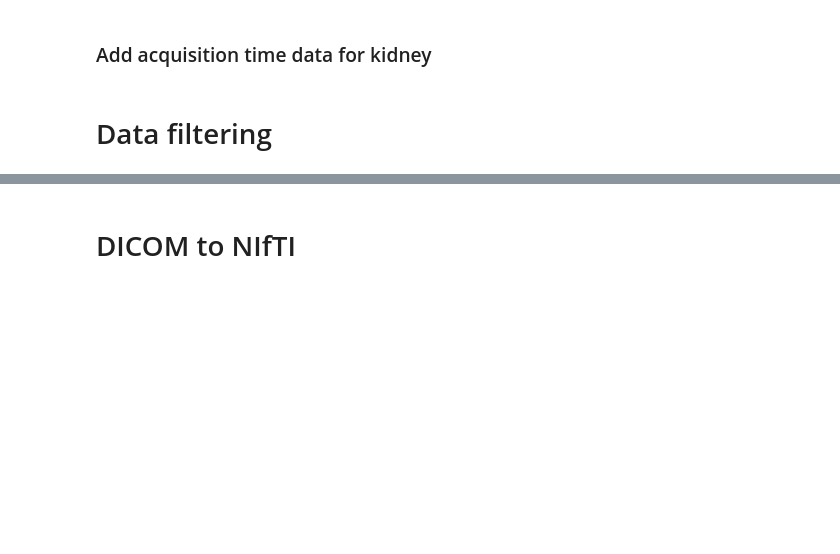
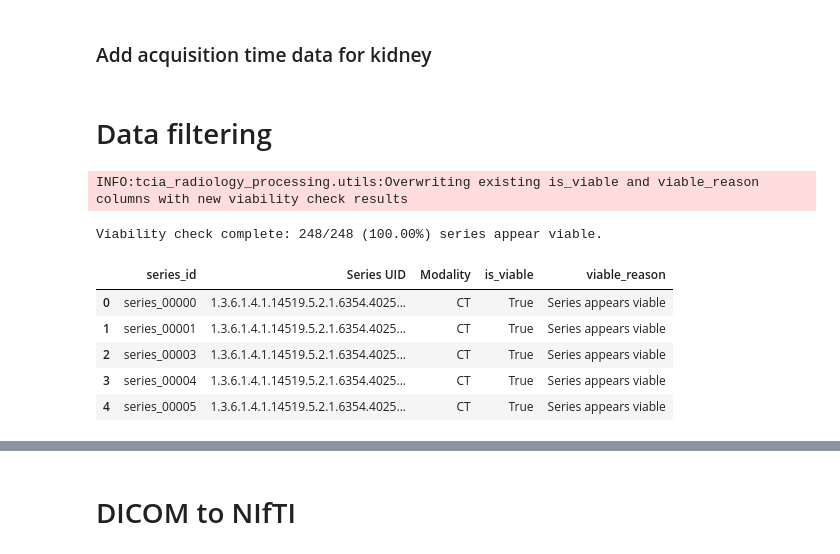
Before and after one commit to pachterlab/tcia-radiology-processing, a Jupyter notebook: notebooks/tcia_ct_processing_protocol.ipynb, the cells around one changed output, grey strips where cells are left out. Cells and saved outputs as stored; diff of their text form; code cells hidden in the pictures; blank space fills up the shorter version.

```diff
--- a/notebooks/tcia_ct_processing_protocol.ipynb
+++ b/notebooks/tcia_ct_processing_protocol.ipynb
@@ -40,12 +42,12 @@ base_directory = os.path.dirname(os.path.abspath(""))
 # %%
-dataset = "tcga-kirc"
+dataset = "tcga-stad"
 data_dir_base = "/home/jrich/data/radiogenomics_apr26"  #!!! os.path.join(base_directory, "data", "radiogenomics")
 nbia_data_retriever = "nbia-data-retriever"  # path to nbia-data-retriever executable
 num_series = None  # number of series to keep - set to None for all series
 using_usc_data = True
 image_dimensionality = "3D"  # "2D" or "3D"
 do_radiomics = False
-do_masking = False
+do_masking = True
 interactive = False  # whether to display images interactively during processing
 
 # processing settings
@@ -82,11 +84,8 @@ if dataset not in tcia_dataset_to_info:
     raise ValueError(f"Dataset {dataset} not recognized. Please add it to tcia_dataset_to_info.")
 if dataset != "tcga-kirc":
     using_usc_data = False  # only tcga-kirc has USC data available, so set to False for other datasets
-project = "other"
-if "tcga" in dataset:
-    project = "tcga"
-elif "cptac" in dataset:
-    project = "cptac"
+
+project = tcia_dataset_to_info[dataset].get("project", "other")
 
 create_organ_masks = False
 if do_masking or do_radiomics or image_dimensionality == "2D":
@@ -266,8 +329,18 @@ utils.view_dicom(sample_dcm_dir)
 # %%
 # %%skip_if using_usc_data
 
-metadata_df = utils.add_viable_info(dicom_dir, metadata_df, min_files=10, max_thickness_mm=10, include_kernel_keywords=True, out=imaging_metadata_csv, overwrite=True)
+if "is_viable" not in metadata_df.columns:
+    metadata_df = utils.add_viable_info(dicom_dir, metadata_df, min_files=15, max_thickness_mm=10, include_kernel_keywords=True, out=imaging_metadata_csv, overwrite=True)
 metadata_df[["series_id", "Series UID", "Modality", "is_viable", "viable_reason"]].head()
+# %% [output]
+INFO:tcia_radiology_processing.utils:Overwriting existing is_viable and viable_reason columns with new viability check results
+Viability check complete: 248/248 (100.00%) series appear viable.
+|  | series_id | Series UID | Modality | is_viable | viable_reason |
+| 0 | series_00000 | 1.3.6.1.4.1.14519.5.2.1.6354.4025... | CT | True | Series appears viable |
+| 1 | series_00001 | 1.3.6.1.4.1.14519.5.2.1.6354.4025... | CT | True | Series appears viable |
+| 2 | series_00003 | 1.3.6.1.4.1.14519.5.2.1.6354.4025... | CT | True | Series appears viable |
+| 3 | series_00004 | 1.3.6.1.4.1.14519.5.2.1.6354.4025... | CT | True | Series appears viable |
+| 4 | series_00005 | 1.3.6.1.4.1.14519.5.2.1.6354.4025... | CT | True | Series appears viable |
 # %%
 # %%skip_if using_usc_data
 
```
Also changed, not shown: parts of 22 cells of this notebook, 3 other files.
